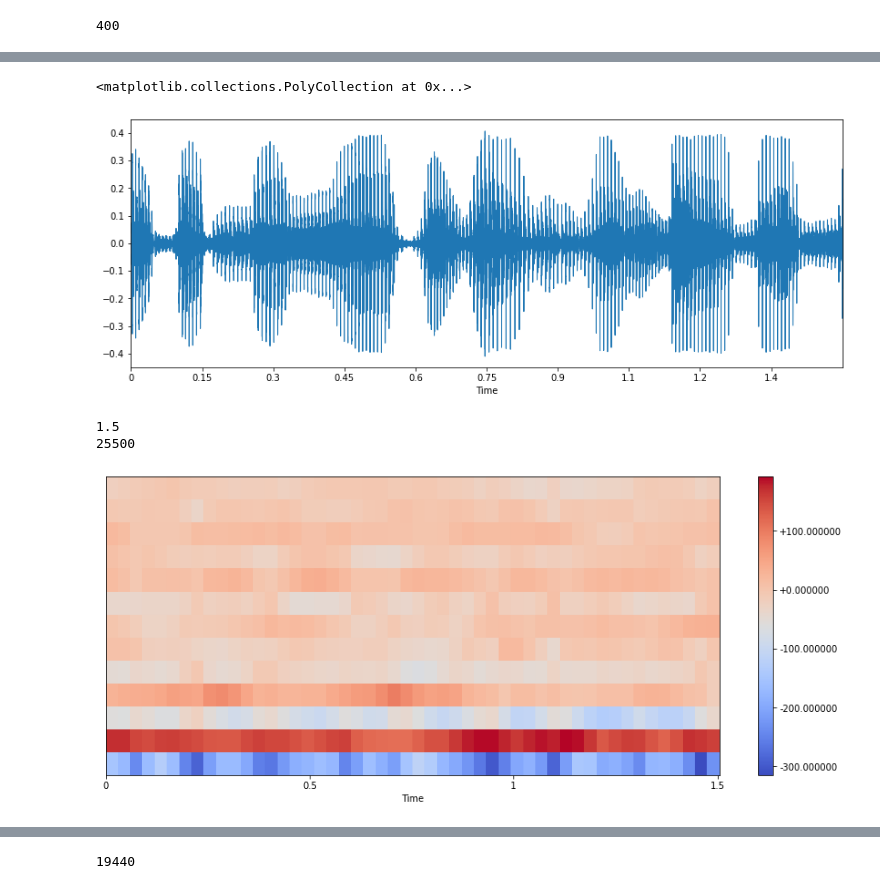
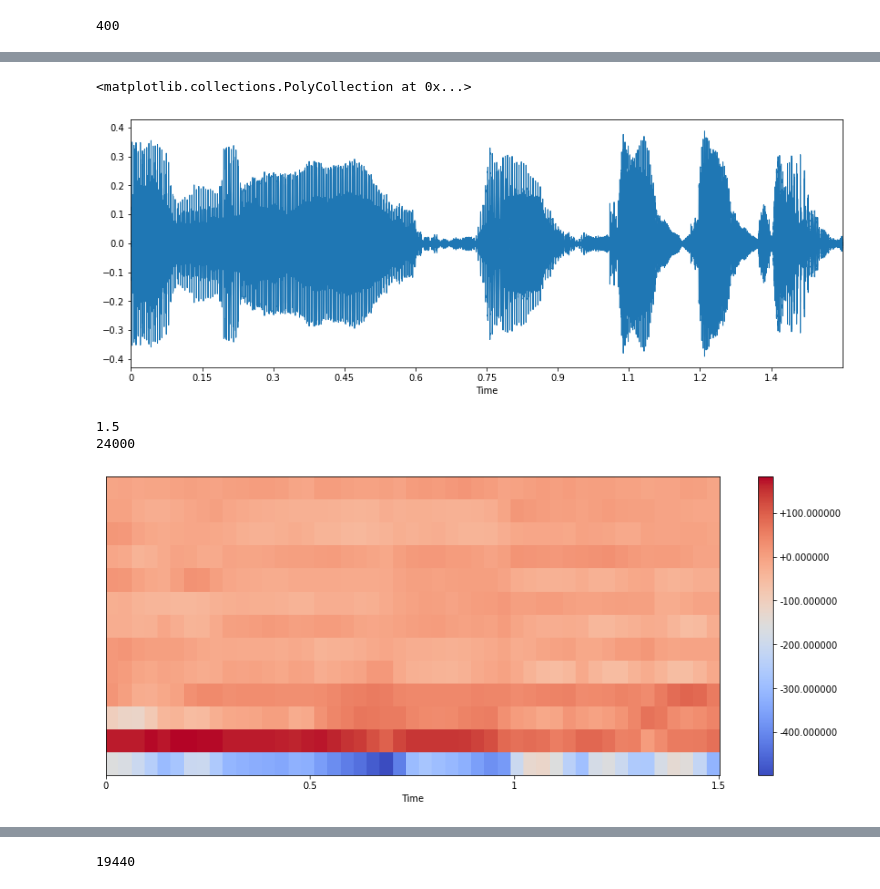
Before and after one commit to manhph2211/Speech-Processing, a Jupyter notebook: notebooks/Zalo_Voice_Verification.ipynb, the cells around one changed output, grey strips where cells are left out. Drawn from its saved outputs; the diff is of its cells as text; code cells hidden in the pictures.

```diff
--- a/notebooks/Zalo_Voice_Verification.ipynb
+++ b/notebooks/Zalo_Voice_Verification.ipynb
@@ -116,25 +114,25 @@ ipd.Audio(test_audio_file)
 # %% [output]
 [interactive output not drawn]
 # %%
-signal, sr = librosa.load(test_audio_file,sr=17000)
+signal, sr = librosa.load(test_audio_file,sr=16000)
 plt.figure(figsize=(14, 5))
 librosa.display.waveplot(signal, sr)
 # %% [output]
 <matplotlib.collections.PolyCollection at 0x...>
-[figure, old version]
+[figure, new version]
 # %%
 mfccs = librosa.feature.mfcc(signal, n_mfcc=13, sr=sr,n_fft=2048)
 print(len(signal)/sr)
 print(len(signal))
 # %% [output]
 1.5
-25500
+24000
 # %%
 plt.figure(figsize=(15,6))
 librosa.display.specshow(mfccs, x_axis='time', sr=sr)
 plt.colorbar(format="%+2f")
 plt.show()
 # %% [output]
-[figure, old version]
+[figure, new version]
 # %%
 mfccs = mfccs/np.linalg.norm(mfccs)
```
Also changed, not shown: parts of 36 cells of this notebook.
